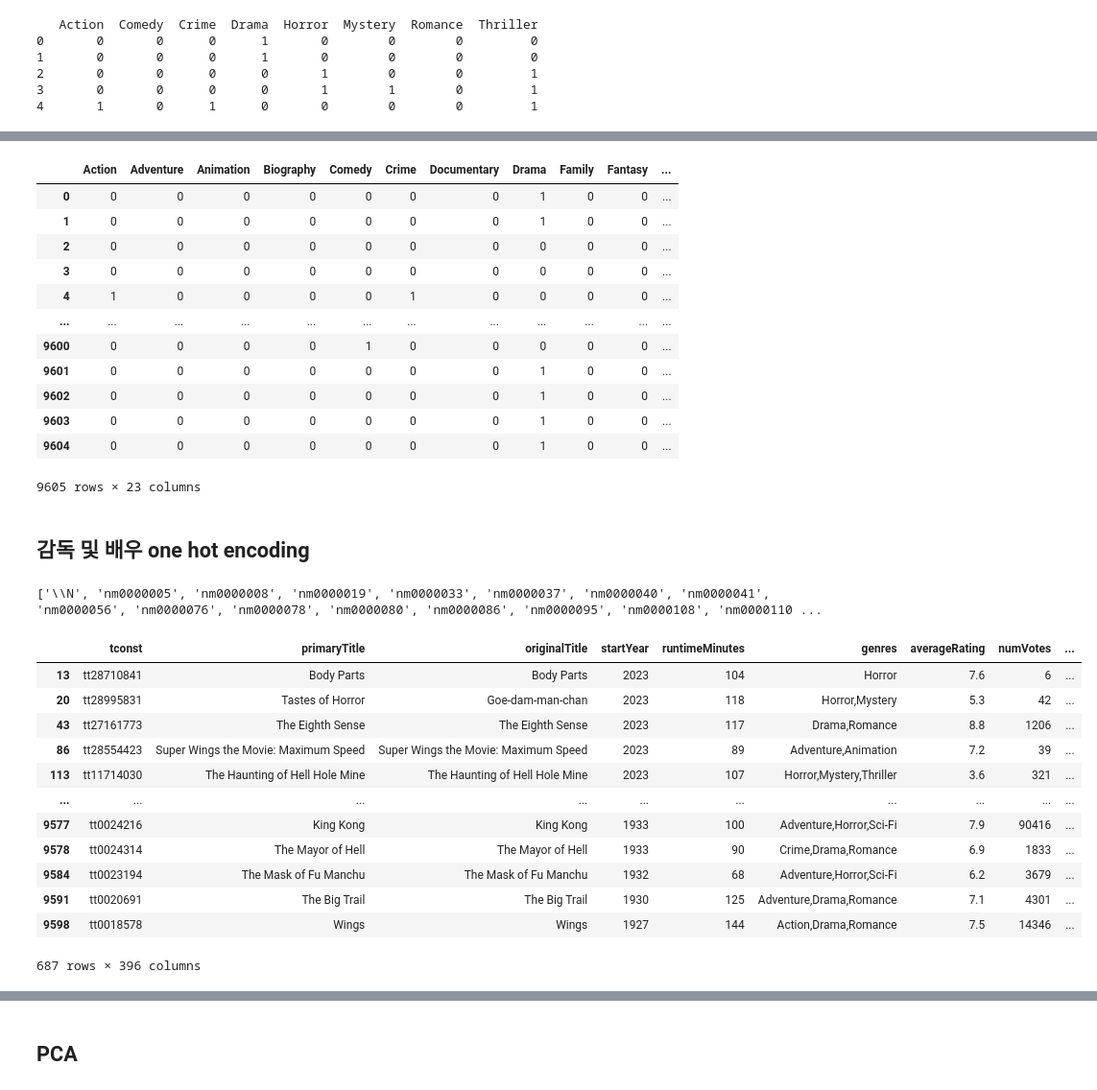
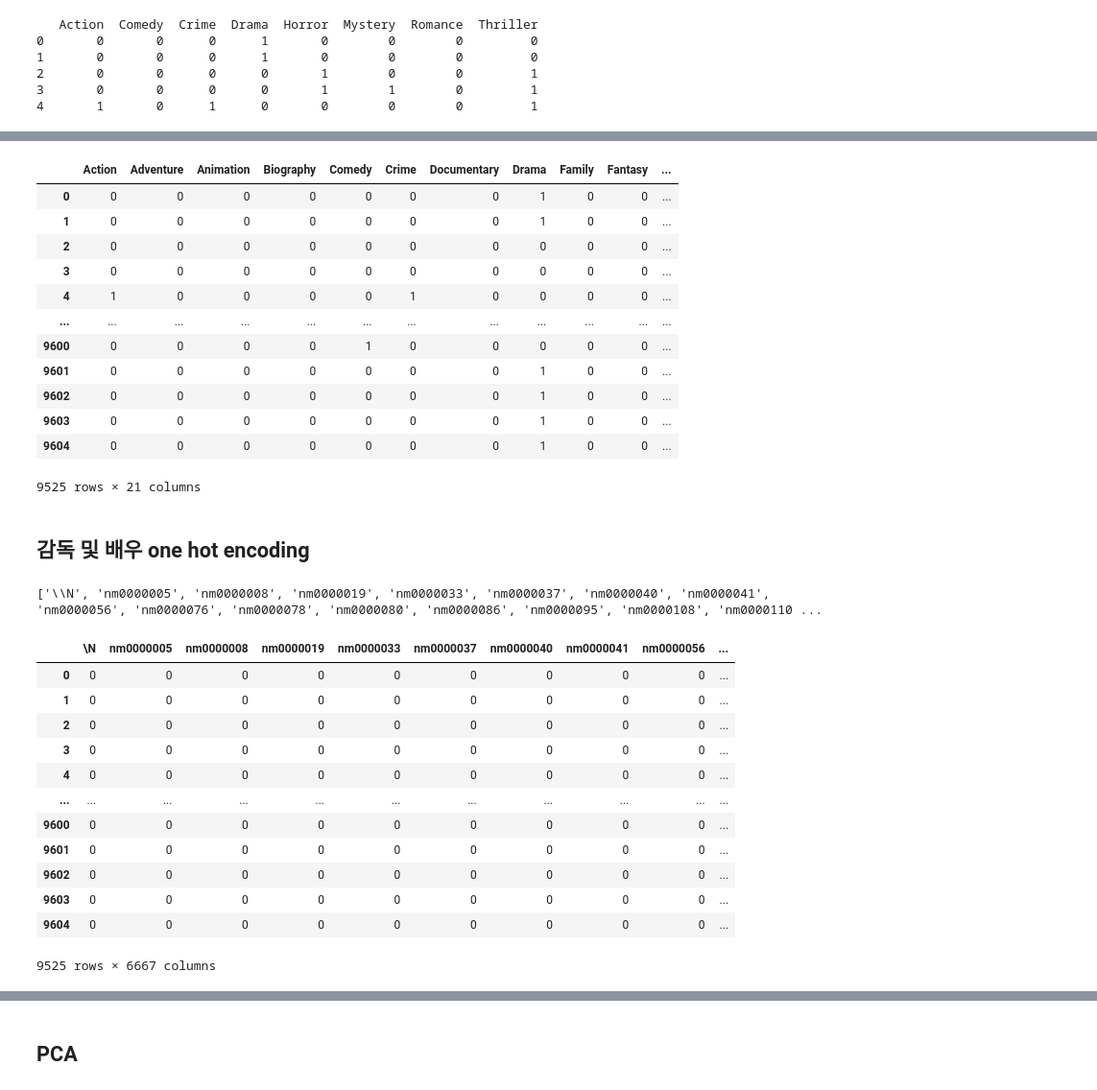
Before and after one commit to hou27/movie_recommendation, a Jupyter notebook: preprocess.ipynb, the cells around one changed output, grey strips where cells are left out. Shown at 96% size. Saved outputs shown, nothing was run; the diff lists cells and outputs as text; code cells hidden in the pictures.

Commit message:
Genre update

```diff
--- a/preprocess.ipynb
+++ b/preprocess.ipynb
@@ -87,0 +74,10 @@ final_metadata_with_overview
+# %%
+unique_genres_combinations = final_metadata_ver3['genres'].unique()
+
+unique_genres = set() # 고유한 장르를 저장할 집합
+
+for combination in unique_genres_combinations:
+    genres = combination.split(',') # 장르 조합을 분리
+    unique_genres.update(genres) # 집합에 추가하여 고유한 장르만을 보존
+
+sorted(unique_genres), unique_genres.__len__()
@@ -87,0 +146,5 @@ final_metadata_with_overview
+# %%
+# Adult, News, \N, Noir 장르 제거
+final_metadata_with_overview = final_metadata_with_overview[~final_metadata_with_overview['genres'].str.contains('Adult|News|Noir')]
+final_metadata_with_overview = final_metadata_with_overview[~(final_metadata_with_overview['genres'] == '\\N')]
+final_metadata_with_overview
@@ -87,0 +165,4 @@ final_metadata_with_overview
+# %%
+# index 재설정
+final_metadata_with_overview.reset_index(drop=True, inplace=True)
+final_metadata_with_overview
@@ -158,0 +243,8 @@ final_metadata_with_overview.iloc[:, -384:]
+# %%
+# coco에 Family, about time에 Romance 추가
+final_metadata_with_overview.loc[final_metadata_with_overview['primaryTitle'] == 'Coco', 'genres'] += ',Family' # loc로 접근하여 원본 데이터 수정
+final_metadata_with_overview.loc[final_metadata_with_overview['primaryTitle'] == 'About Time', 'genres'] += ',Romance'
+final_metadata_with_overview[
+    (final_metadata_with_overview['primaryTitle'] == 'Coco') |
+    (final_metadata_with_overview['primaryTitle'] == 'About Time')
+]
@@ -239,5 +319,5 @@ sorted(unique_genres)
 # %%
-genres_one_hot_encoded = final_metadata_with_overview.genres.str.get_dummies(sep=',').iloc[:, :-1]
+genres_one_hot_encoded = final_metadata_with_overview.genres.str.get_dummies(sep=',') #.iloc[:, :-1]
 genres_one_hot_encoded
 # %% [output]
 |  | Action | Adventure | Animation | Biography | Comedy | Crime | Documentary | Drama | Family | Fantasy | ... |
@@ -252,36 +332,37 @@ genres_one_hot_encoded
 | 9602 | 0 | 0 | 0 | 0 | 0 | 0 | 0 | 1 | 0 | 0 | ... |
 | 9603 | 0 | 0 | 0 | 0 | 0 | 0 | 0 | 1 | 0 | 0 | ... |
 | 9604 | 0 | 0 | 0 | 0 | 0 | 0 | 0 | 1 | 0 | 0 | ... |
-9605 rows × 23 columns
+9525 rows × 21 columns
 # %% [markdown]
 ## 감독 및 배우 one hot encoding
 # %%
 unique_directors_combinations = final_metadata_with_overview['directors'].unique()
 # unique_directors_combinations.__len__()
 unique_directors = set()
 
 for combination in unique_directors_combinations:
     directors = combination.split(',')
     unique_directors.update(directors)
 
 print(sorted(unique_directors))
 directors_one_hot_encoded = final_metadata_with_overview.directors.str.get_dummies(sep=',')
-final_metadata_with_overview[directors_one_hot_encoded.sum(axis=1) > 1]
+# final_metadata_with_overview[directors_one_hot_encoded.sum(axis=1) > 1]
+directors_one_hot_encoded
 # %% [output]
 ['\\N', 'nm0000005', 'nm0000008', 'nm0000019', 'nm0000033', 'nm0000037', 'nm0000040', 'nm0000041', 'nm0000056', 'nm0000076', 'nm0000078', 'nm0000080', 'nm0000086', 'nm0000095', 'nm0000108', 'nm0000110 ...
-|  | tconst | primaryTitle | originalTitle | startYear | runtimeMinutes | genres | averageRating | numVotes | ... |
-| 13 | tt28710841 | Body Parts | Body Parts | 2023 | 104 | Horror | 7.6 | 6 | ... |
-| 20 | tt28995831 | Tastes of Horror | Goe-dam-man-chan | 2023 | 118 | Horror,Mystery | 5.3 | 42 | ... |
-| 43 | tt27161773 | The Eighth Sense | The Eighth Sense | 2023 | 117 | Drama,Romance | 8.8 | 1206 | ... |
-| 86 | tt28554423 | Super Wings the Movie: Maximum Speed | Super Wings the Movie: Maximum Speed | 2023 | 89 | Adventure,Animation | 7.2 | 39 | ... |
-| 113 | tt11714030 | The Haunting of Hell Hole Mine | The Haunting of Hell Hole Mine | 2023 | 107 | Horror,Mystery,Thriller | 3.6 | 321 | ... |
-| ... | ... | ... | ... | ... | ... | ... | ... | ... | ... |
-| 9577 | tt0024216 | King Kong | King Kong | 1933 | 100 | Adventure,Horror,Sci-Fi | 7.9 | 90416 | ... |
-| 9578 | tt0024314 | The Mayor of Hell | The Mayor of Hell | 1933 | 90 | Crime,Drama,Romance | 6.9 | 1833 | ... |
-| 9584 | tt0023194 | The Mask of Fu Manchu | The Mask of Fu Manchu | 1932 | 68 | Adventure,Horror,Sci-Fi | 6.2 | 3679 | ... |
-| 9591 | tt0020691 | The Big Trail | The Big Trail | 1930 | 125 | Adventure,Drama,Romance | 7.1 | 4301 | ... |
-| 9598 | tt0018578 | Wings | Wings | 1927 | 144 | Action,Drama,Romance | 7.5 | 14346 | ... |
+|  | \N | nm0000005 | nm0000008 | nm0000019 | nm0000033 | nm0000037 | nm0000040 | nm0000041 | nm0000056 | ... |
+| 0 | 0 | 0 | 0 | 0 | 0 | 0 | 0 | 0 | 0 | ... |
+| 1 | 0 | 0 | 0 | 0 | 0 | 0 | 0 | 0 | 0 | ... |
+| 2 | 0 | 0 | 0 | 0 | 0 | 0 | 0 | 0 | 0 | ... |
+| 3 | 0 | 0 | 0 | 0 | 0 | 0 | 0 | 0 | 0 | ... |
+| 4 | 0 | 0 | 0 | 0 | 0 | 0 | 0 | 0 | 0 | ... |
+| ... | ... | ... | ... | ... | ... | ... | ... | ... | ... | ... |
+| 9600 | 0 | 0 | 0 | 0 | 0 | 0 | 0 | 0 | 0 | ... |
+| 9601 | 0 | 0 | 0 | 0 | 0 | 0 | 0 | 0 | 0 | ... |
+| 9602 | 0 | 0 | 0 | 0 | 0 | 0 | 0 | 0 | 0 | ... |
+| 9603 | 0 | 0 | 0 | 0 | 0 | 0 | 0 | 0 | 0 | ... |
+| 9604 | 0 | 0 | 0 | 0 | 0 | 0 | 0 | 0 | 0 | ... |
-687 rows × 396 columns
+9525 rows × 6667 columns
 # %%
 unique_actors_combinations = final_metadata_with_overview['actors'].unique()
 unique_actors = set()
```
Also changed, not shown: parts of 29 cells of this notebook.
